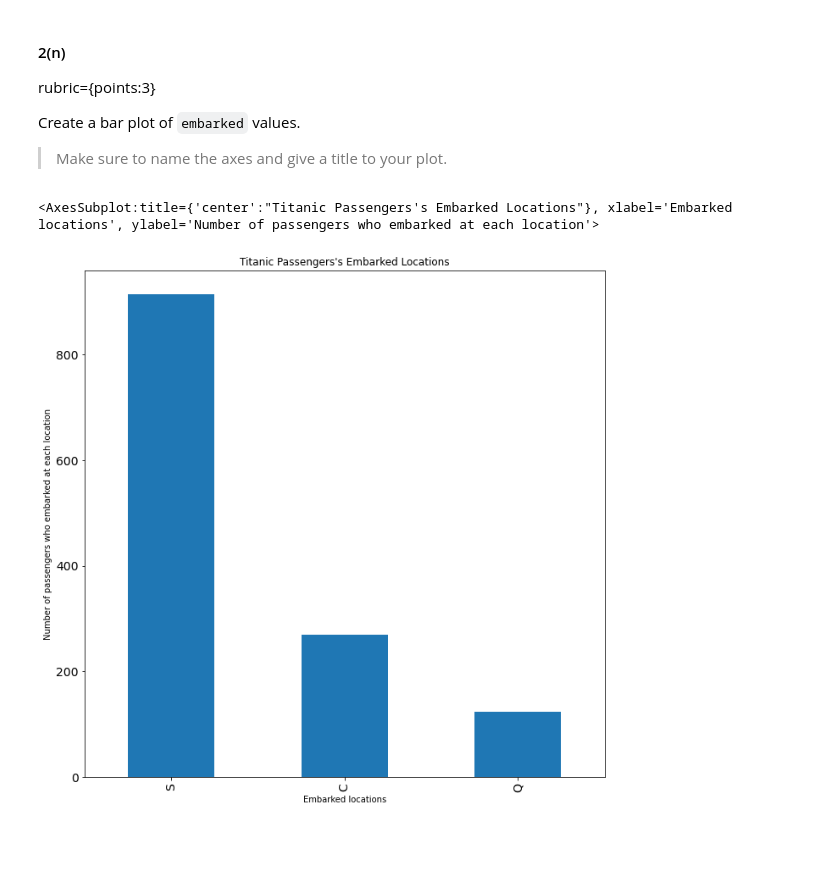
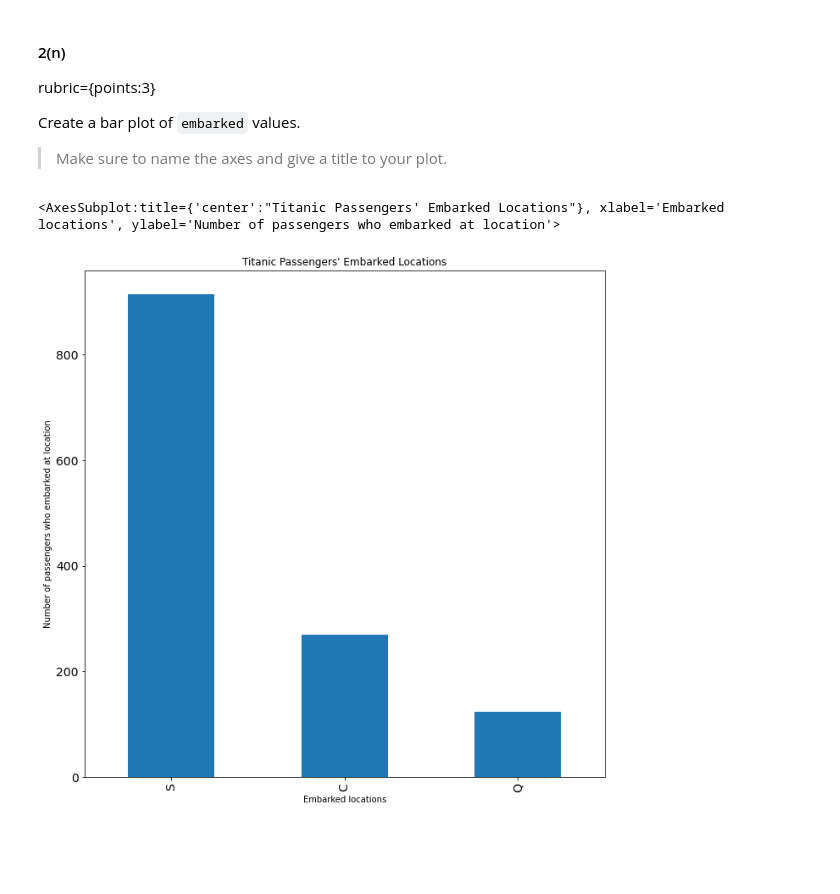
Before and after one commit to panjenny0/cpsc330, a Jupyter notebook: hw/hw1/hw1.ipynb, the cells around one changed output. Saved outputs shown, nothing was run; the diff lists cells and outputs as text; code cells hidden in the pictures.

```diff
--- a/hw/hw1/hw1.ipynb
+++ b/hw/hw1/hw1.ipynb
@@ -307,10 +316,10 @@ Create a bar plot of `embarked` values.
 
 > Make sure to name the axes and give a title to your plot.
 # %%
-titanic_df.embarked.value_counts().plot(kind='bar', xlabel='Embarked locations', ylabel='Number of passengers who embarked at each location', title='Titanic Passengers\'s Embarked Locations', figsize=(11,11), fontsize=14)
+titanic_df.embarked.value_counts().plot(kind='bar', xlabel='Embarked locations', ylabel='Number of passengers who embarked at location', title='Titanic Passengers\' Embarked Locations', figsize=(11,11), fontsize=14)
 # %% [output]
-<AxesSubplot:title={'center':"Titanic Passengers's Embarked Locations"}, xlabel='Embarked locations', ylabel='Number of passengers who embarked at each location'>
+<AxesSubplot:title={'center':"Titanic Passengers' Embarked Locations"}, xlabel='Embarked locations', ylabel='Number of passengers who embarked at location'>
-[figure, old version]
+[figure, new version]
 # %% [markdown]
 <br><br>
 # %% [markdown]
```
Also changed, not shown: parts of 14 cells of this notebook, 1 other file.
